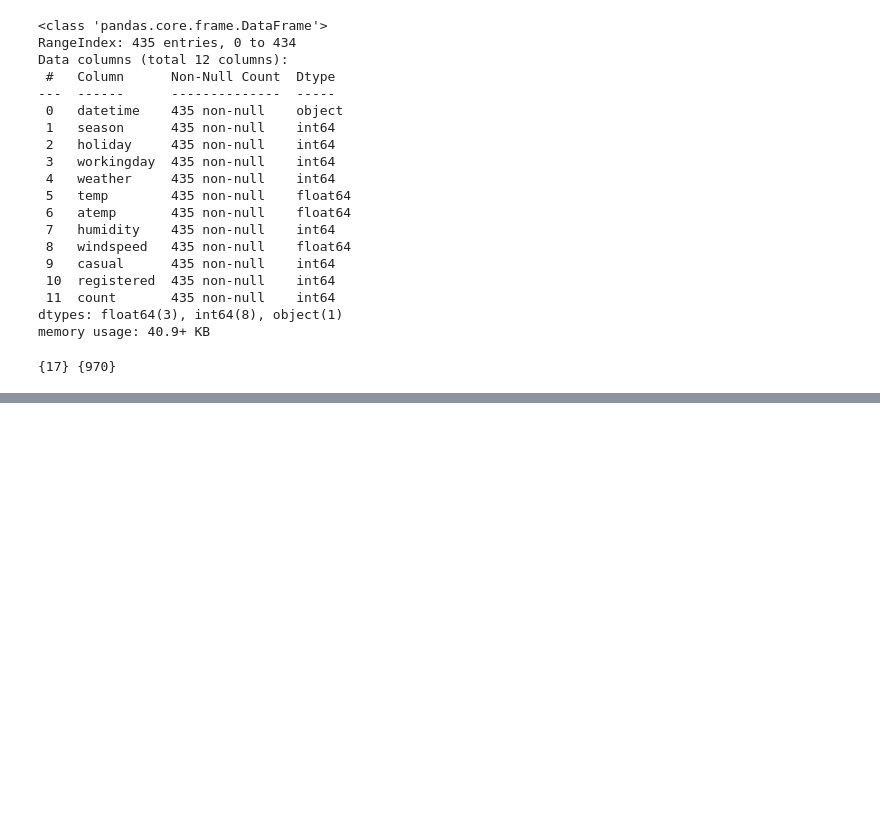
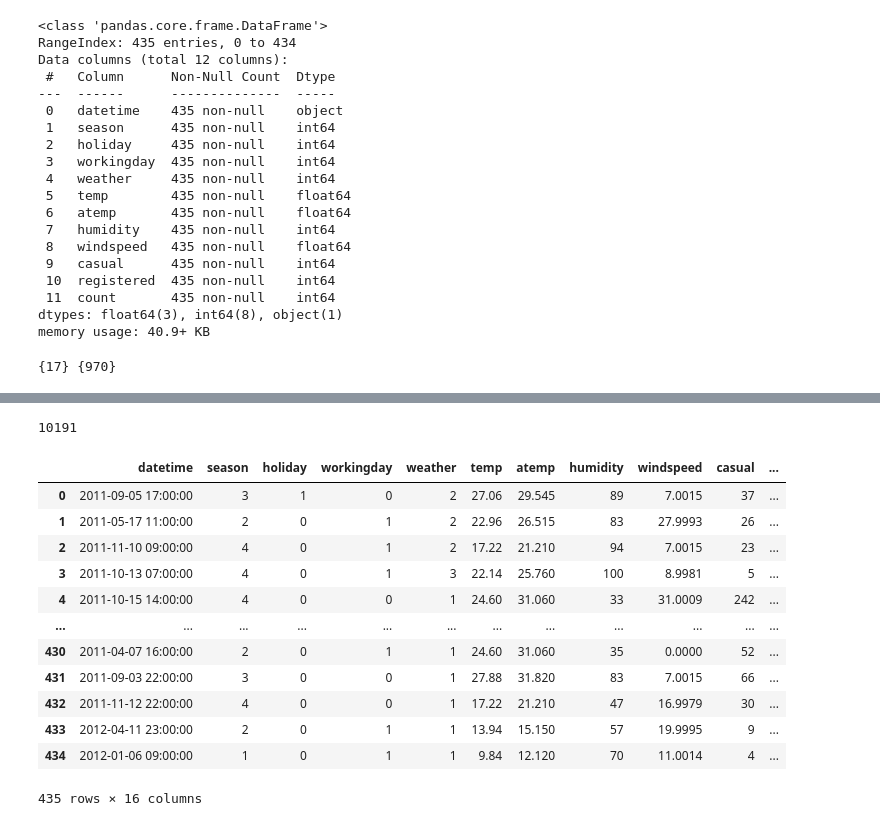
Before and after one commit to j00jun/DeepLearning_study, a Jupyter notebook: 빅분기_실기/part02_데이터_처리/sec02_pandas를_활용한_날짜_문자열_처리.ipynb, the cells around one changed output, grey strips where cells are left out. Saved outputs shown, nothing was run; the diff lists cells and outputs as text; code cells hidden in the pictures; blank space fills up the shorter version.

```diff
--- a/빅분기_실기/part02_데이터_처리/sec02_pandas를_활용한_날짜_문자열_처리.ipynb
+++ b/빅분기_실기/part02_데이터_처리/sec02_pandas를_활용한_날짜_문자열_처리.ipynb
@@ -335,0 +365,6 @@ Name: 365, dtype: object
+# %%
+# 5. 시간대별 평균 대여량을 구하시오
+df['hour'] = df['datetime'].dt.hour
+
+hour_avg = df.groupby('hour')['count'].mean().reset_index()
+print(hour_avg)
@@ -335,0 +389,11 @@ Name: 365, dtype: object
+# %%
+# 6. 월요일(weekday) 동안의 총 대여량(count)을 구하시오.
+
+#요일 정보 추출 (0 = Monday, 6=sunday)
+df['weekday'] = df['datetime'].dt.weekday
+
+# 특정 요일 (예ㅣ monday) 필터링
+monday_rentals = df[df['weekday'] == 0]['count'].sum()
+monday_rentals
+# %% [output]
+10191
@@ -335,0 +403,16 @@ Name: 365, dtype: object
+# %%
+df
+# %% [output]
+|  | datetime | season | holiday | workingday | weather | temp | atemp | humidity | windspeed | casual | ... |
+| 0 | 2011-09-05 17:00:00 | 3 | 1 | 0 | 2 | 27.06 | 29.545 | 89 | 7.0015 | 37 | ... |
+| 1 | 2011-05-17 11:00:00 | 2 | 0 | 1 | 2 | 22.96 | 26.515 | 83 | 27.9993 | 26 | ... |
+| 2 | 2011-11-10 09:00:00 | 4 | 0 | 1 | 2 | 17.22 | 21.210 | 94 | 7.0015 | 23 | ... |
+| 3 | 2011-10-13 07:00:00 | 4 | 0 | 1 | 3 | 22.14 | 25.760 | 100 | 8.9981 | 5 | ... |
+| 4 | 2011-10-15 14:00:00 | 4 | 0 | 0 | 1 | 24.60 | 31.060 | 33 | 31.0009 | 242 | ... |
+| ... | ... | ... | ... | ... | ... | ... | ... | ... | ... | ... | ... |
+| 430 | 2011-04-07 16:00:00 | 2 | 0 | 1 | 1 | 24.60 | 31.060 | 35 | 0.0000 | 52 | ... |
+| 431 | 2011-09-03 22:00:00 | 3 | 0 | 0 | 1 | 27.88 | 31.820 | 83 | 7.0015 | 66 | ... |
+| 432 | 2011-11-12 22:00:00 | 4 | 0 | 0 | 1 | 17.22 | 21.210 | 47 | 16.9979 | 30 | ... |
+| 433 | 2012-04-11 23:00:00 | 2 | 0 | 1 | 1 | 13.94 | 15.150 | 57 | 19.9995 | 9 | ... |
+| 434 | 2012-01-06 09:00:00 | 1 | 0 | 1 | 1 | 9.84 | 12.120 | 70 | 11.0014 | 4 | ... |
+435 rows × 16 columns
```
Also changed, not shown: parts of 13 cells of this notebook, 1 other file.
